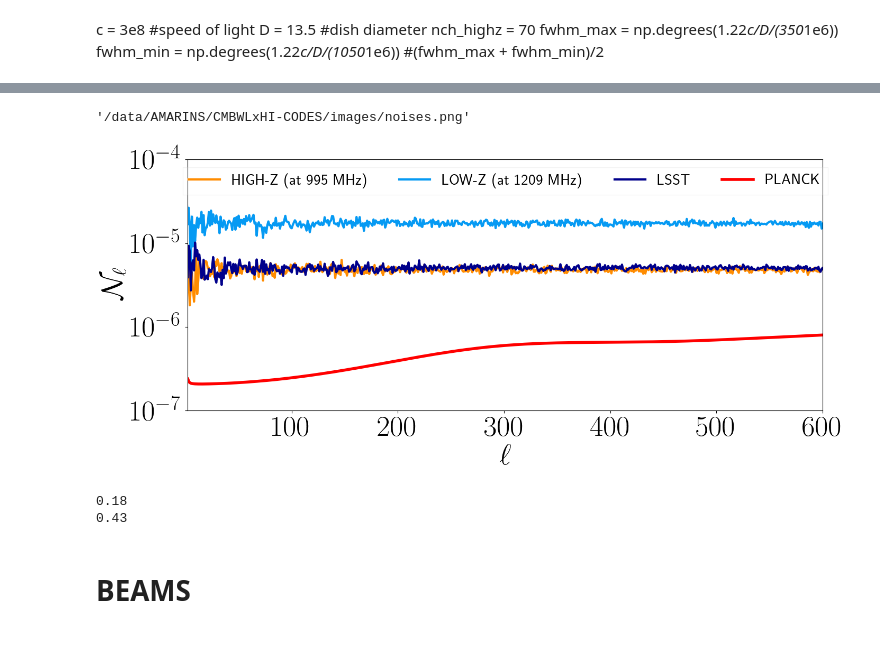
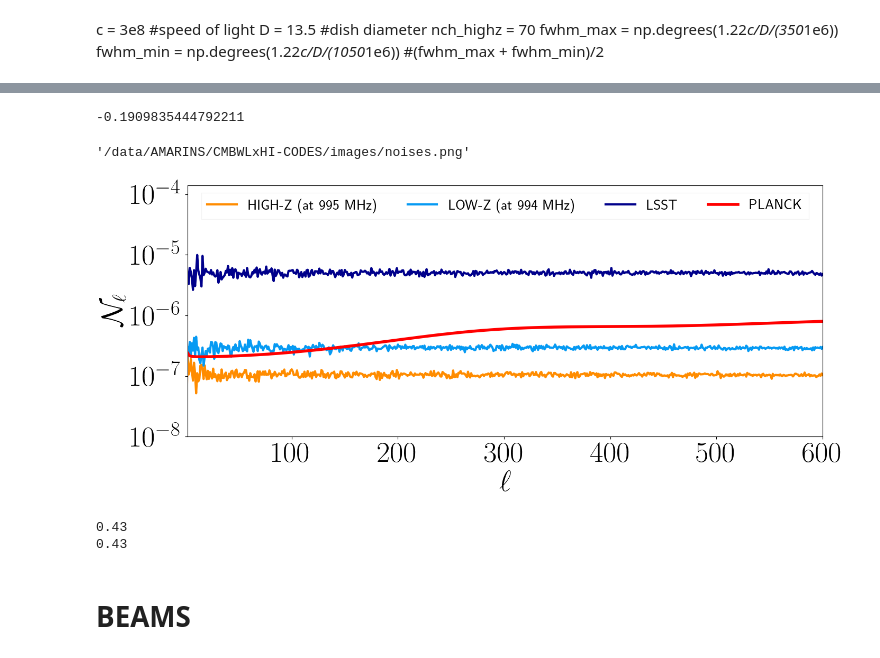
Before and after one commit to armarins/CMBWLxHI, a Jupyter notebook: notebooks/Part6_noises.ipynb, the cells around one changed output, grey strips where cells are left out. Cells and saved outputs as stored; diff of their text form; code cells hidden in the pictures.

```diff
--- a/notebooks/Part6_noises.ipynb
+++ b/notebooks/Part6_noises.ipynb
@@ -97,11 +93,12 @@ for jch in range(nuvec_highz_eff.size):
     sigma_info = {'nside' :output_info['nside'],
                   'nbeams':425,#int(197*(64800/30000))
                   'Osur'  :64800,#5324,
-                  'Obeam' :4,
+                  'Obeam' :np.pi*(2/2)**2, #pi*(FWHM/2)^2
                   'tsur'  :1,
                   'K'     :1,#2**(1/2),
                   'fsky'  :1,#0.13,
-                  'dcycle':1}#0.9}
+                  'dcycle':1,
+                  'output_unit':'mK'}#0.9}
     sigma_info['nch']   =70
     sigma_info['nu_min']=nu_vec_highz[jch]
     sigma_info['nu_max']=nu_vec_highz[jch+1]
@@ -148,4 +153,4 @@ for jch in range(WN_lowz.shape[0]):
     if jch in bins:
         Nkgal[jch] = hp.anafast(WN_kappa[kch], pol=False)
         kch+=1
-l=np.arange(Cl_wn_lowz[i].size)
+l=np.arange(Cl_wn_lowz[0].size)
@@ -156,42 +157,46 @@ l=np.arange(Cl_wn_lowz[i].size)
+# %%
+np.average(WN_kappa)*1000
+# %% [output]
+-0.1909835444792211
 # %%
 fig   = plt.figure()
 grid  = plt.GridSpec(1,1,top=1.1,right=2,hspace=0)
 ############################################################
 savefigs=True
-cyticks = [ 1e-7, 1e-6, 1e-5, 1e-4]
+cyticks = [1e-8, 1e-7, 1e-6, 1e-5, 1e-4]
 cxticks = [100,200,300,400,500,600]
-jch_low  = 24
+jch_low  = 1
 jch_high = 64
 ###########################################################
 ax  = plt.subplot(grid[0,0])
 ax.plot(   l, Cl_wn_highz[jch_high], c=my_cmap(11), lw=3, label='HIGH-Z (at {:.0f} MHz)'.format(nuvec_highz_eff[jch_high]))
 ax.plot(   l, Cl_wn_lowz[jch_low]  , c=my_cmap(5 ), lw=3, label='LOW-Z  (at {:.0f} MHz)'.format(nuvec_lowz_eff[jch_low]  ))
-ax.plot(   l, Nkgal[jch_low]       , c=my_cmap(6 ), lw=3, label='LSST'         )
+ax.plot(   l, Nkgal[24]       , c=my_cmap(6 ), lw=3, label='LSST'         )
 ax.plot(lcmb, Nkcmb                , c=my_cmap(2 ), lw=4, label='PLANCK'       )
 ax.ticklabel_format(axis='y', style='sci', scilimits=(0,0))
 ax.set_yscale('log'); ax.set_xscale('linear')
 ax.set_xlim(2,600)
-ax.set_ylim(1e-7,1e-4)
+ax.set_ylim(1e-8,1.4e-4)
 ax.set_yticks(cyticks)
 ax.set_xticks(cxticks)
 ax.set_ylabel(r'$\mathcal{N}_{\ell}$', fontsize=40)#($\kappa, \textrm{HI}$)')
 ax.set_xlabel(r'$\ell$', fontsize=40)#($\kappa, \textrm{HI}$)')
 ax.tick_params(axis='both', labelsize=40)
-ax.legend( fontsize=21, loc='upper center', ncols=4 ,framealpha=0.2, fancybox=False)
+ax.legend( fontsize=20, loc='upper center', ncols=4 ,framealpha=0.2, fancybox=False)
 #######################################
 ###########################################################
 pathname = '/data/AMARINS/CMBWLxHI-CODES/images/noises.png'
-if savefigs: plt.savefig(pathname, dpi=100, bbox_inches='tight')
+#if savefigs: plt.savefig(pathname, dpi=100, bbox_inches='tight')
 pathname
 # %% [output]
 '/data/AMARINS/CMBWLxHI-CODES/images/noises.png'
-[figure, old version]
+[figure, new version]
 # %%
 print(cxft.get_zeff(numin =980,numax =1260,nbands=30,n_curves=30)['zeff'][jch_low])
 print(cxft.get_zeff(numin =350,numax =1050,nbands=70,n_curves=70)['zeff'][jch_high])
 # %% [output]
-0.18
 0.43
+0.43
 # %% [markdown]
 # BEAMS
 # %% [markdown]
```
Also changed, not shown: parts of 7 cells of this notebook, 10 other files.
